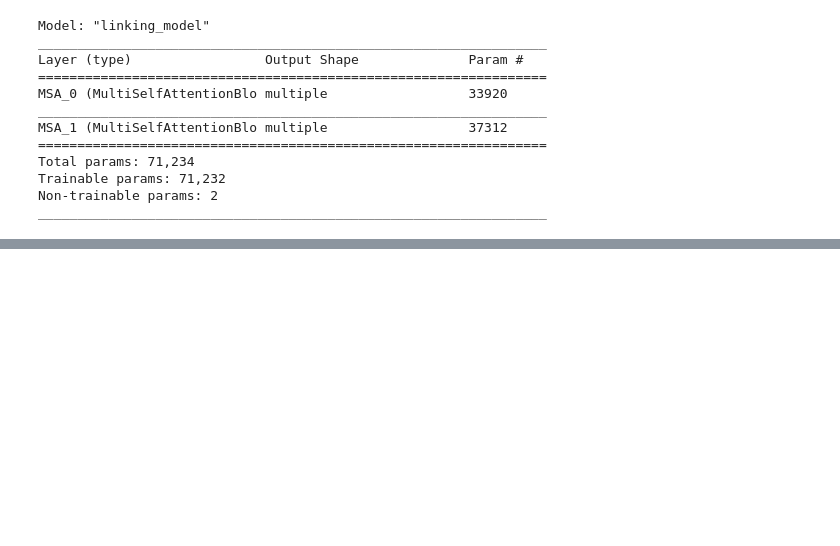
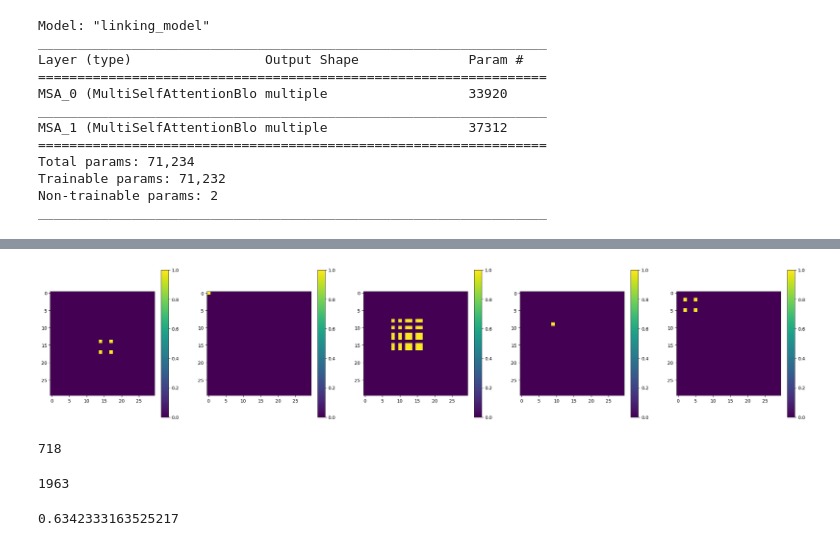
Before and after one commit to valsdav/HGCAL_Linking, a Jupyter notebook: Model_Training.ipynb, the cells around one changed output, grey strips where cells are left out. Drawn from its saved outputs; the diff is of its cells as text; code cells hidden in the pictures; blank space fills up the shorter version.

```diff
--- a/Model_Training.ipynb
+++ b/Model_Training.ipynb
@@ -845,0 +806,16 @@ reduced_loss
+# %%
+plotM(*Y[10:15])
+# %% [output]
+[figure, added]
+# %%
+np.sum(np.sum(Y, axis=(1,2)) > 0)
+# %% [output]
+718
+# %%
+Y.shape[0]
+# %% [output]
+1963
+# %%
+1245 / 1963
+# %% [output]
+0.6342333163525217
```
Also changed, not shown: parts of 18 cells of this notebook, 4 other files.
